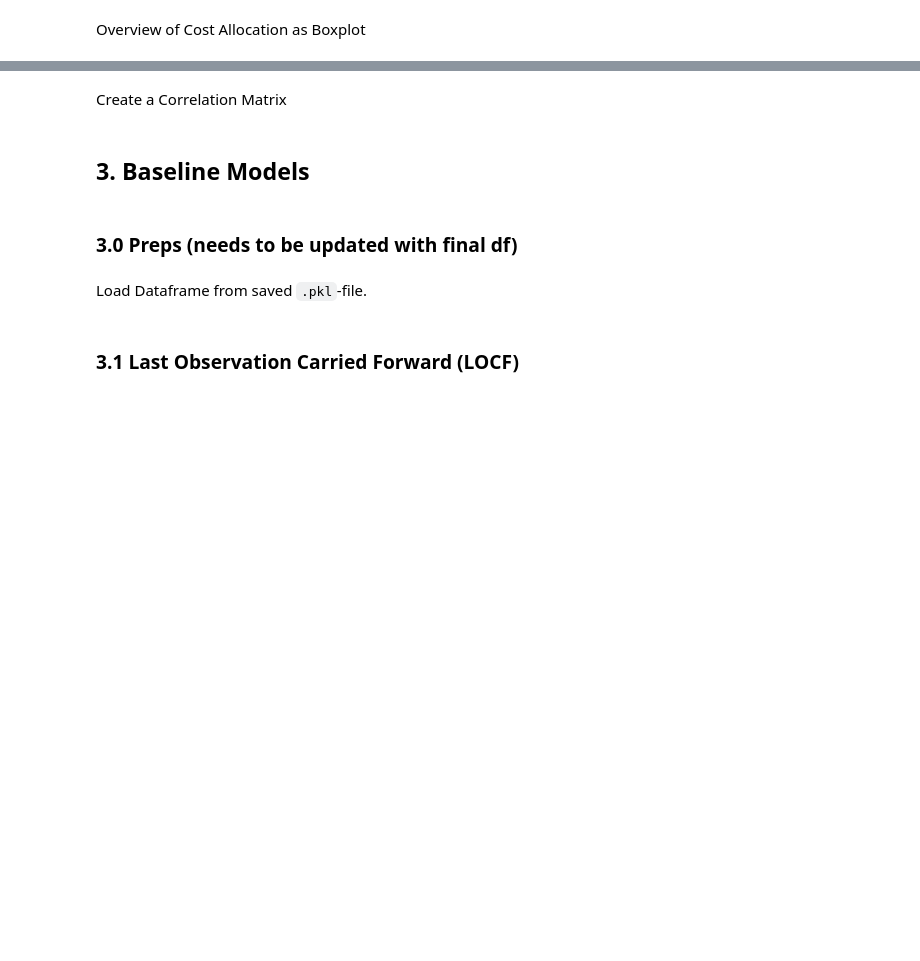
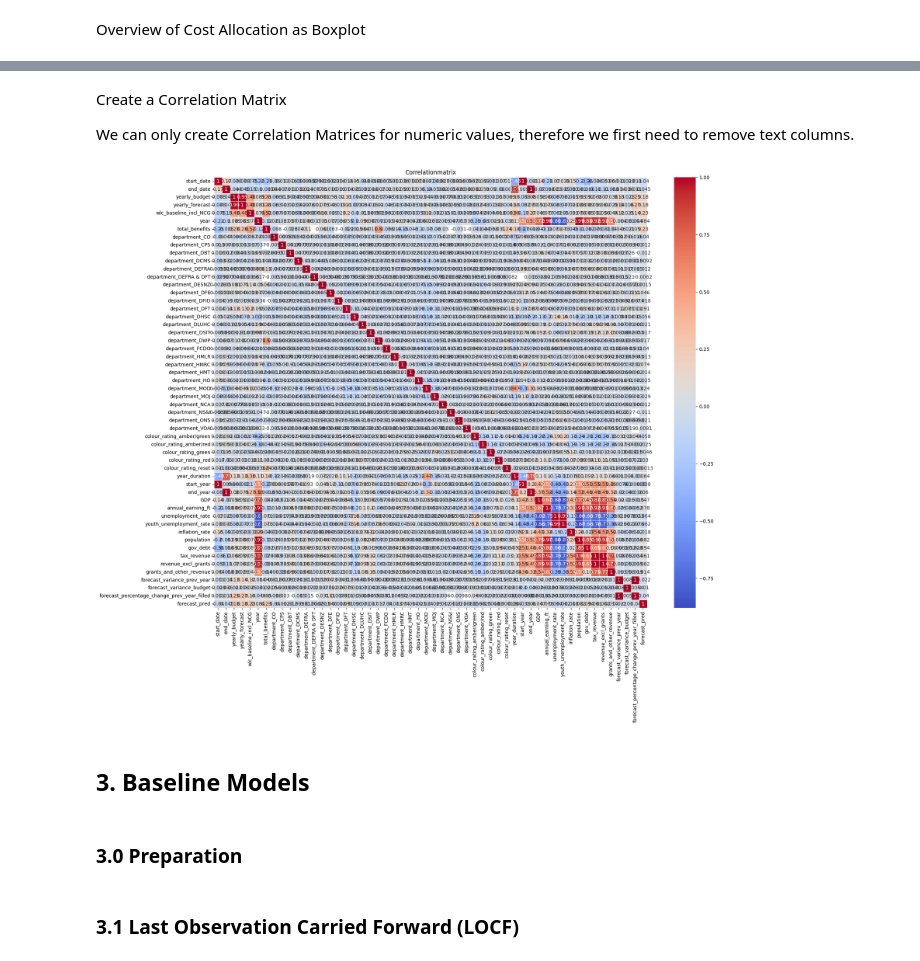
Before and after one commit to rauschgold/ds-bootcamp-capstone-project, a Jupyter notebook: notebooks/predicting-project-costs.ipynb, the cells around one changed output, grey strips where cells are left out. Saved outputs shown, nothing was run; the diff lists cells and outputs as text; code cells hidden in the pictures; blank space fills up the shorter version.

```diff
--- a/notebooks/predicting-project-costs.ipynb
+++ b/notebooks/predicting-project-costs.ipynb
@@ -201,2 +370,4 @@ plt.show()
-# %% [markdown]
-Create a Correlation Matrix
+# %% [markdown]
+Create a Correlation Matrix
+
+We can only create Correlation Matrices for numeric values, therefore we first need to remove text columns.
@@ -203,14 +376,19 @@ Create a Correlation Matrix
+# %%
+text_columns = df.select_dtypes(include=['object']).columns.tolist()
+# %%
+# Convert all boolean columns to numeric (1 for True, 0 for False)
+df = df.applymap(lambda x: int(x) if isinstance(x, bool) else x)
+# %%
+df_numeric = df.drop(columns=text_columns)
 # %%
-corr_matrix = df.corr()
+corr_matrix = df_numeric.corr()
 
 plt.figure(figsize=(20, 16))
 sns.heatmap(corr_matrix, annot=True, cmap='coolwarm', linewidths=0.5)
 
 plt.title('Correlationmatrix')
 plt.show()
+# %% [output]
+[figure, added]
 # %% [markdown]
 ## 3. Baseline Models
-# %% [markdown]
-### 3.0 Preps (needs to be updated with final df)
-# %% [markdown]
-Load Dataframe from saved `.pkl`-file.
@@ -219,3 +395,5 @@ df = pd.read_pickle('../data/pickle/final_pickle.pkl')
+# %% [markdown]
+### 3.0 Preparation
 # %%
 # Sorting the DataFrame by 'project_name' and 'year'
 df.sort_values(by=['project_name', 'year'], inplace=True)
```
Also changed, not shown: parts of 35 cells of this notebook, 2 other files.
